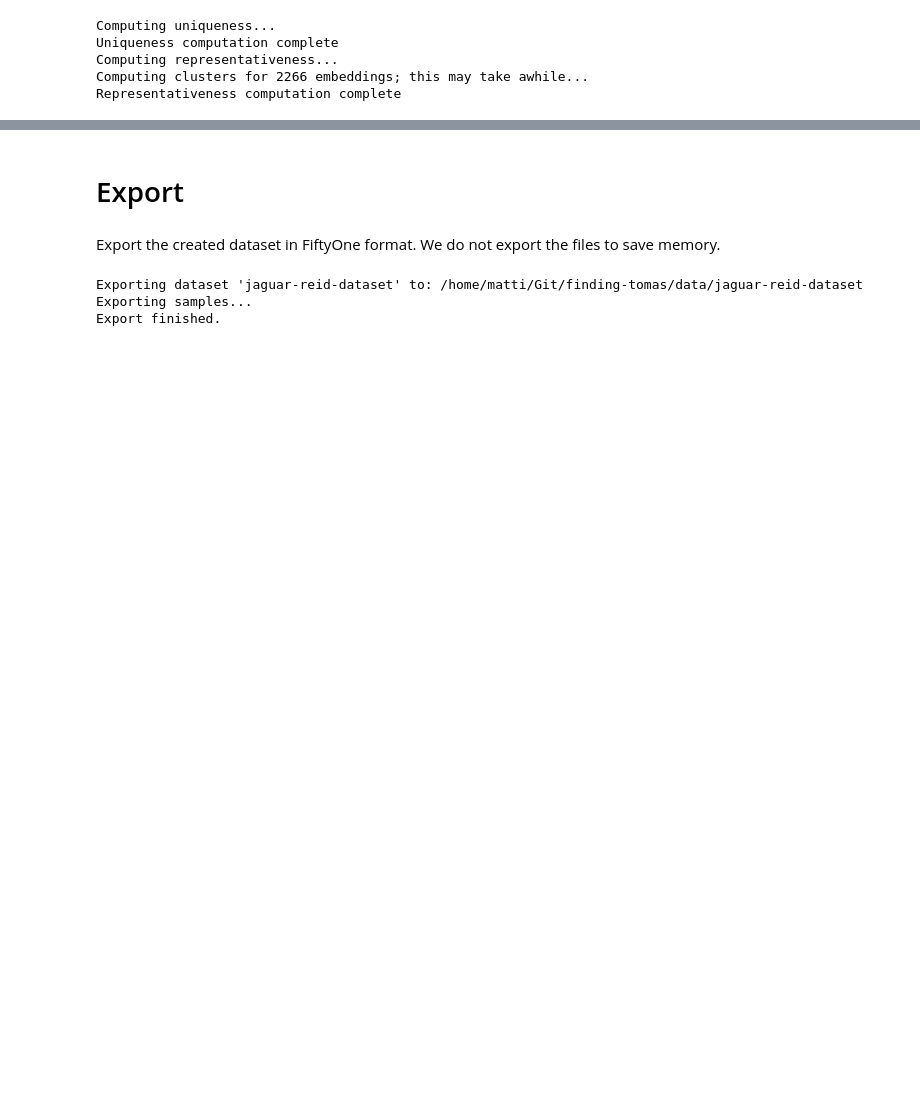
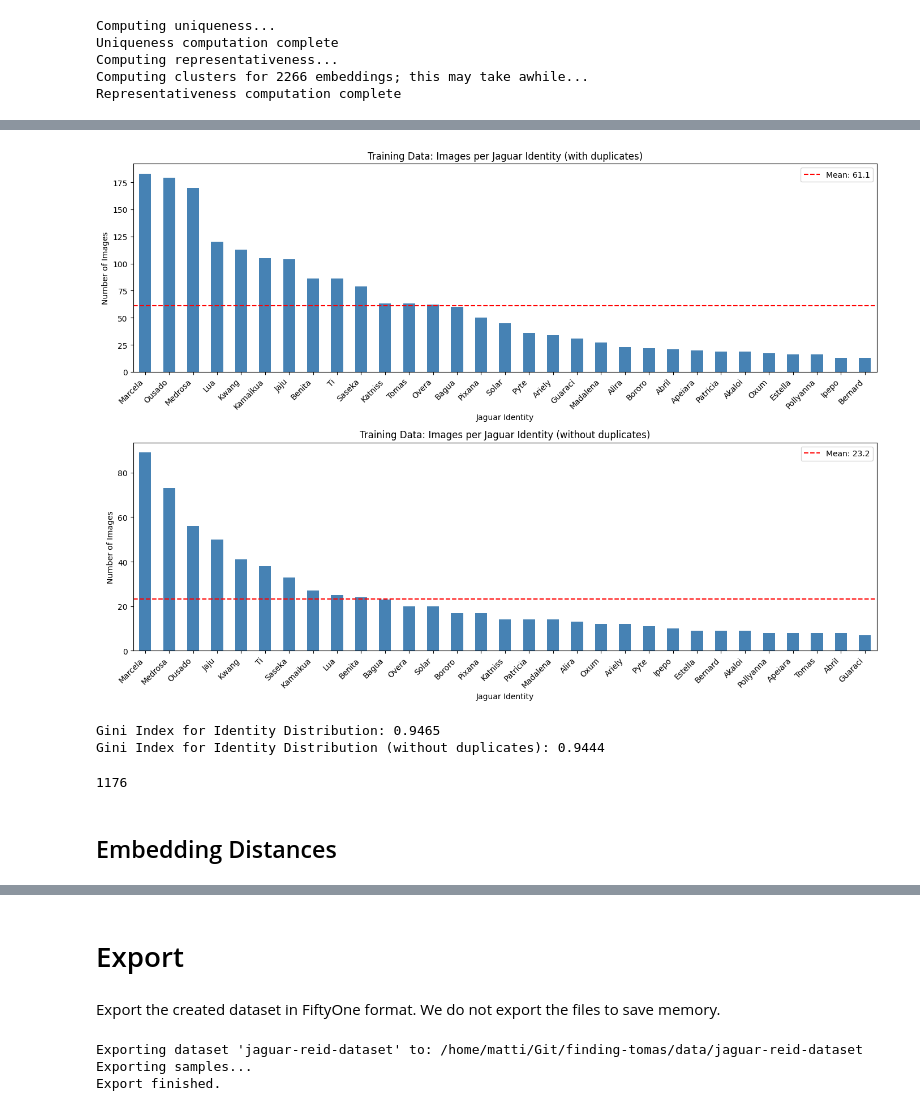
Before and after one commit to CarloColumbo/Kaggle-Competition-Jaguar-Re-identification, a Jupyter notebook: notebooks/exploratory_data_analysis.ipynb, the cells around one changed output, grey strips where cells are left out. Drawn from its saved outputs; the diff is of its cells as text; code cells hidden in the pictures; blank space fills up the shorter version.

```diff
--- a/notebooks/exploratory_data_analysis.ipynb
+++ b/notebooks/exploratory_data_analysis.ipynb
@@ -452,0 +631,72 @@ session = fo.launch_app(dataset)
+# %%
+train_view = dataset.match_tags("train")
+train_identity_counts = train_view.count_values("ground_truth.label")
+train_identity_counts_df = pd.Series(train_identity_counts).sort_values(ascending=False)
+
+train_view_wduplicates = train_view.match(F("duplicate_type") != "duplicate")
+train_identity_counts_wduplicates = train_view_wduplicates.count_values("ground_truth.label")
+train_identity_counts_df_wduplicates = pd.Series(train_identity_counts_wduplicates).sort_values(ascending=False)
+
+num_classes = len(train_identity_counts_df)
+
+fig = plt.figure(figsize=(14, 10))
+
+ax1 = plt.subplot(2, 1, 1)
+train_identity_counts_df.plot(kind='bar', ax=ax1, color='steelblue')
+ax1.set_xlabel('Jaguar Identity')
+ax1.set_ylabel('Number of Images')
+ax1.set_title('Training Data: Images per Jaguar Identity (with duplicates)')
+ax1.axhline(
+    y=train_identity_counts_df.mean(),
+    color='red',
+    linestyle='--',
+    label=f'Mean: {train_identity_counts_df.mean():.1f}'
+)
+ax1.legend()
+plt.xticks(rotation=45, ha='right')
+
+ax2 = plt.subplot(2, 1, 2)
+train_identity_counts_df_wduplicates.plot(kind='bar', ax=ax2, color='steelblue')
+ax2.set_xlabel('Jaguar Identity')
+ax2.set_ylabel('Number of Images')
+ax2.set_title('Training Data: Images per Jaguar Identity (without duplicates)')
+ax2.axhline(
+    y=train_identity_counts_df_wduplicates.mean(),
+    color='red',
+    linestyle='--',
+    label=f'Mean: {train_identity_counts_df_wduplicates.mean():.1f}'
+)
+ax2.legend()
+plt.xticks(rotation=45, ha='right')
+
+plt.tight_layout()
+
+wandb.log({"identity_distribution_without_duplicates": wandb.Image(fig)})
+
+plt.show()
+# %% [output]
+[figure, added]
+# %%
+total = train_identity_counts_df.sum()
+gini_index = 1 - np.sum((train_identity_counts_df / total) ** 2)
+print(f"Gini Index for Identity Distribution: {gini_index:.4f}")
+
+total = train_identity_counts_df_wduplicates.sum()
+gini_index_wduplicates = 1 - np.sum((train_identity_counts_df_wduplicates / total) ** 2)
+print(f"Gini Index for Identity Distribution (without duplicates): {gini_index_wduplicates:.4f}")
+# %% [output]
+Gini Index for Identity Distribution: 0.9465
+Gini Index for Identity Distribution (without duplicates): 0.9444
+# %%
+duplicated_samples = train_view.match(F("duplicate_type") == "duplicate")
+duplicated_filepaths = set(duplicated_samples.values("filepath"))
+print(len(duplicated_filepaths))
+
+with open(OUTPUT_PATH_SHARED / "duplicates.pkl", "wb") as f:
+    pickle.dump(duplicated_filepaths, f)
+
+wandb.log({"duplicated_samples": duplicated_filepaths})
+# %% [output]
+1176
+# %% [markdown]
+## Embedding Distances
```
Also changed, not shown: parts of 59 cells of this notebook, 8 other files.
